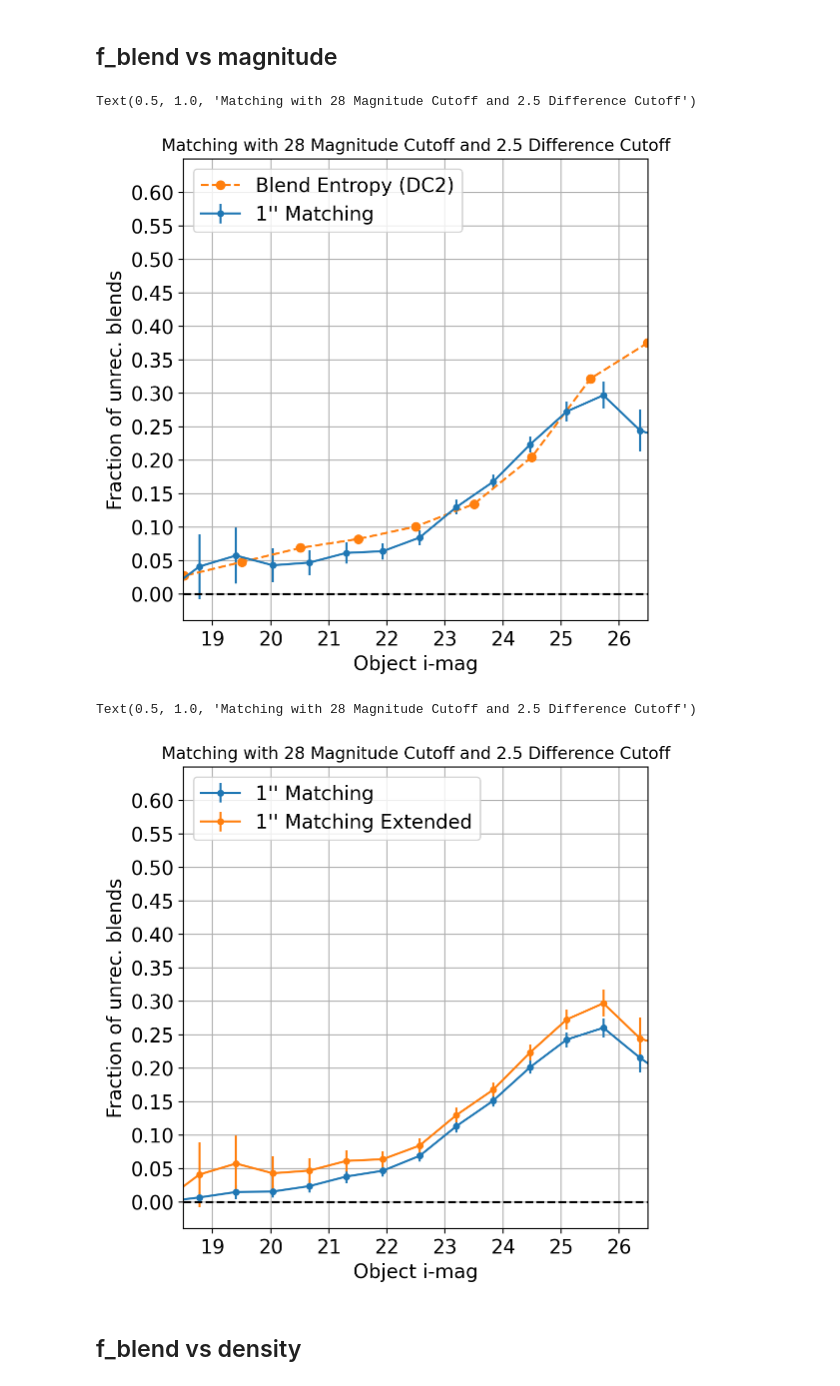
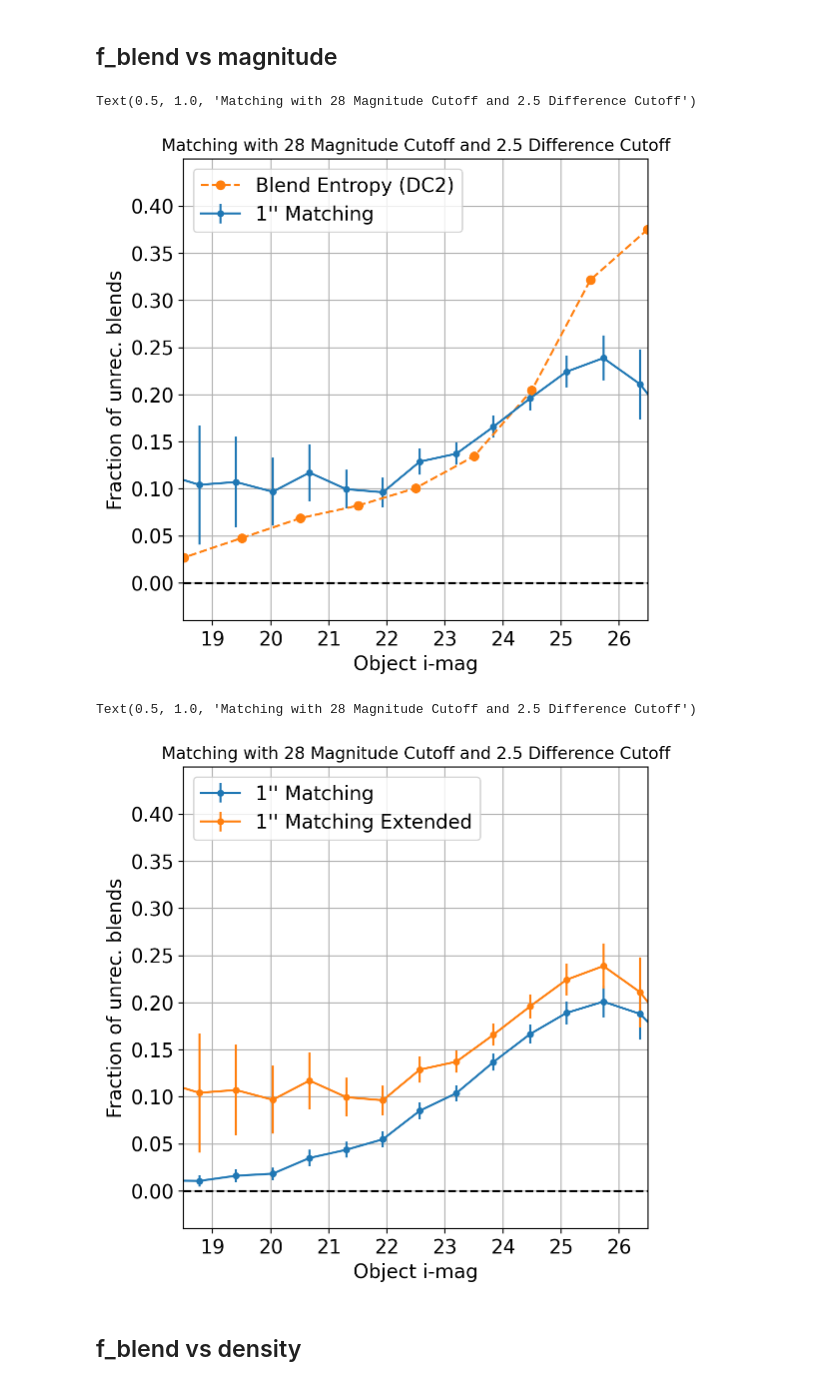
Before and after one commit to lsst-sitcom/ops_rehearsal_commissioning_2024, a Jupyter notebook: notebooks/DM-43773-unrecognized-blends.ipynb, the cells around one changed output. Cells and saved outputs as stored; diff of their text form; code cells hidden in the pictures.

```diff
--- a/notebooks/DM-43773-unrecognized-blends.ipynb
+++ b/notebooks/DM-43773-unrecognized-blends.ipynb
@@ -397,7 +651,8 @@ for i,b in enumerate(bands):
         if (np.sum(filt)==0):
             continue
         # num_blends = np.sum(obj_tract[filt]['unrec_blend_score'] > unrec_cutoff)
-        num_blends = np.sum(primary_tract[filt]['unrec_blend'])
+        # num_blends = np.sum(primary_tract[filt]['unrec_blend'])
+        num_blends = np.sum(obj_blend_row2[filt])
         num_objs = np.sum(filt)
 
         f_blend_mag[i,ndx-1] = num_blends/num_objs
@@ -409,7 +664,7 @@ fig,ax = plt.subplots(1, figsize=(6,6))
 
 band_spacing = np.mean(np.diff(f_bins, axis=1)) # Dither on x-axis to make it more readable
 ndx_spacing = 2 # Don't need to plot every point
-ytop = .65 # Set this after looking at the plot to make it prettier
+ytop = .45 # Set this after looking at the plot to make it prettier
 
 # for i,b in enumerate(bands):
 i=3
@@ -434,35 +689,4 @@ ax.set_title(f"Matching with {min_mag} Magnitude Cutoff and {mag_cutoff} Differe
 # plt.savefig('./figs/arc1_mag28_25cut.png', dpi=300)
 # %% [output]
 Text(0.5, 1.0, 'Matching with 28 Magnitude Cutoff and 2.5 Difference Cutoff')
-[figure, old version]
+[figure, new version]
-# %%
-# Now that we have a working example stick everything in a function and make it a bit cleaner
-
-def match_unrec_blends(observe, space_gal, space_star, obs_tree, space_tree,
-                       min_mag=28, max_diff=2.5, obj_radius=1*arcsec, space_radius=1*arcsec):
-    Ntg = len(space_gal)
-    tract_coords = np.vstack((observe['coord_ra'], observe['coord_dec'])).T
-
-    obj_blend_row = np.zeros(len(observe))
-
-    for tc in tract_coords:
-        truths = space_tree.query_ball_point(tc, r=space_radius)
-        objs = obs_tree.query_ball_point(tc, r=obj_radius)
-
-        Nt = len(truths)
-        No = len(objs)
-
-        if (Nt - No) > 0:
-            true_mags = np.zeros(len(truths))
-            for i,t_ndx in enumerate(truths):
-                if t_ndx > Ntg:
-                    true_mags[i] = space_star['lsst_mag_i'][t_ndx-Ntg]
-                else:
-                    true_mags[i] = space_gal['lsst_mag_i'][t_ndx]
-            filt_mags, diff_filter = mag_filter(true_mags, min_mag=min_mag, max_diff=max_diff)
-            if (len(filt_mags) - len(objs))>=1:
-                filt_ndx = np.array(truths)[diff_filter]
-                magdiff_unrec_blends.append([filt_mags,filt_ndx, objs])
-                for o_ndx in objs:
-                    obj_blend_row[o_ndx] = 1
-    return obj_blend_row.astype(bool)
@@ -517,3 +728,8 @@ obr = match_unrec_blends(primary_tract, gal_full, star_full, obj_tree, true_tree
+# %%
+# Label blends using 1 arcsec to match, 28 mag limit, 2.5 Δ limit (the defaults!)
+
+obr = match_unrec_blends(primary_tract['coord_ra'], primary_tract['coord_dec'],
+                         truth_full['lsst_mag_i'],  obj_tree, true_tree)
 # %%
 # Using 1 arcsec to match, 28 mag limit, 2.5 Δ limit
 # How does blending look across all objects vs objects that I think are extended?
@@ -533,35 +749,35 @@ naive_matching_1arc_extend = fblend_mag(primary_tract, obr, add_filt=primary_tra
 fig,ax = plt.subplots(1, figsize=(6,6))
 
 band_spacing = np.mean(np.diff(naive_matching_1arc['bins'], axis=1)) # Dither on x-axis to make it more readable
 ndx_spacing = 2 # Don't need to plot every point
-ytop = .65 # Set this after looking at the plot to make it prettier
+ytop = .45 # Set this after looking at the plot to make it prettier
 
 # for i,b in enumerate(bands):
 i=3
 b='i'
 ax.errorbar(naive_matching_1arc['bins'][i,::ndx_spacing]+band_spacing/(ndx_spacing)*i, naive_matching_1arc['fraction'][i,::ndx_spacing],
             yerr=2*naive_matching_1arc['err'][i,::ndx_spacing], marker='.', ls='-', label="1'' Matching", markersize=8)
 ax.errorbar(naive_matching_1arc_extend['bins'][i,::ndx_spacing]+band_spacing/(ndx_spacing)*i, naive_matching_1arc_extend['fraction'][i,::ndx_spacing],
             yerr=2*naive_matching_1arc_extend['err'][i,::ndx_spacing], marker='.', ls='-', label="1'' Matching Extended", markersize=8)
 # ax.plot(manon_data_bins, manon_data_f, marker='.', ls='--', label="Blend Entropy (DC2)", markersize=12)
 # ax.legend(frameon=False, bbox_to_anchor=(1.2, .6))
 # ax.set_ylim(top=1.0, bottom=.7)
 ax.set_ylabel("Fraction of unrec. blends", fontsize=14)
 ax.set_xlabel("Object i-mag", fontsize=14);
 ax.set_xlim(18.5, 26.5)
 ax.set_ylim(-.04, ytop)
 # ax.legend(frameon=False, bbox_to_anchor=(1.4,.5))
 ax.legend(loc='upper left', fontsize=14)
 ax.set_yticks(np.arange(0,ytop,.05))
 ax.axhline(0, ls='--', color='black')
 for item in (ax.get_xticklabels() + ax.get_yticklabels()):
     item.set_fontsize(14)
 ax.grid(visible=True)
 ax.set_title(f"Matching with {min_mag} Magnitude Cutoff and {mag_cutoff} Difference Cutoff")
 # plt.savefig('./figs/arc1_mag28_25cut.png', dpi=300)
 # %% [output]
 Text(0.5, 1.0, 'Matching with 28 Magnitude Cutoff and 2.5 Difference Cutoff')
-[figure, old version]
+[figure, new version]
 # %% [markdown]
 ## f_blend vs density
 # %%
```
Also changed, not shown: parts of 105 cells of this notebook.
